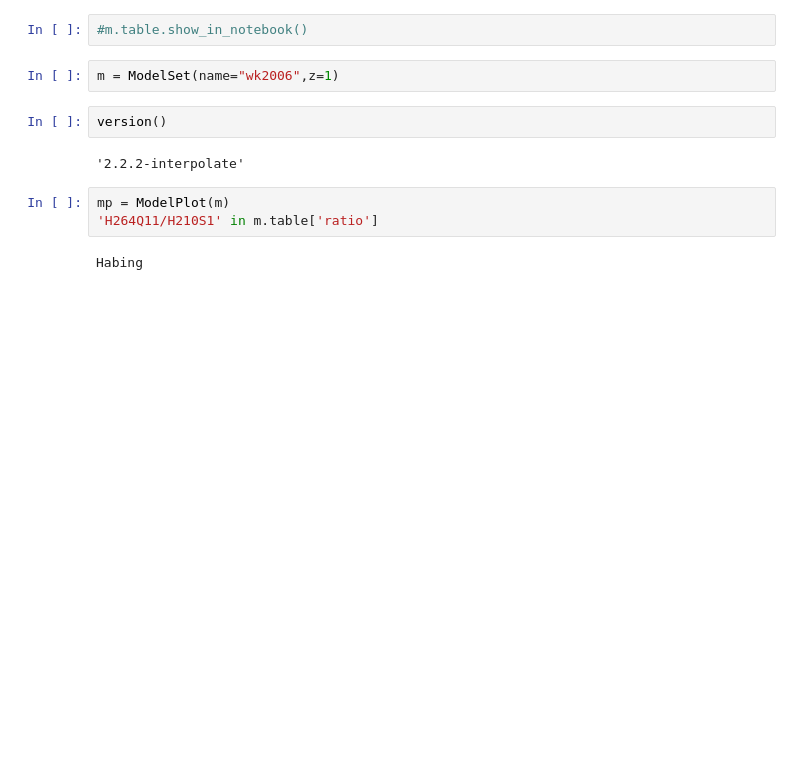
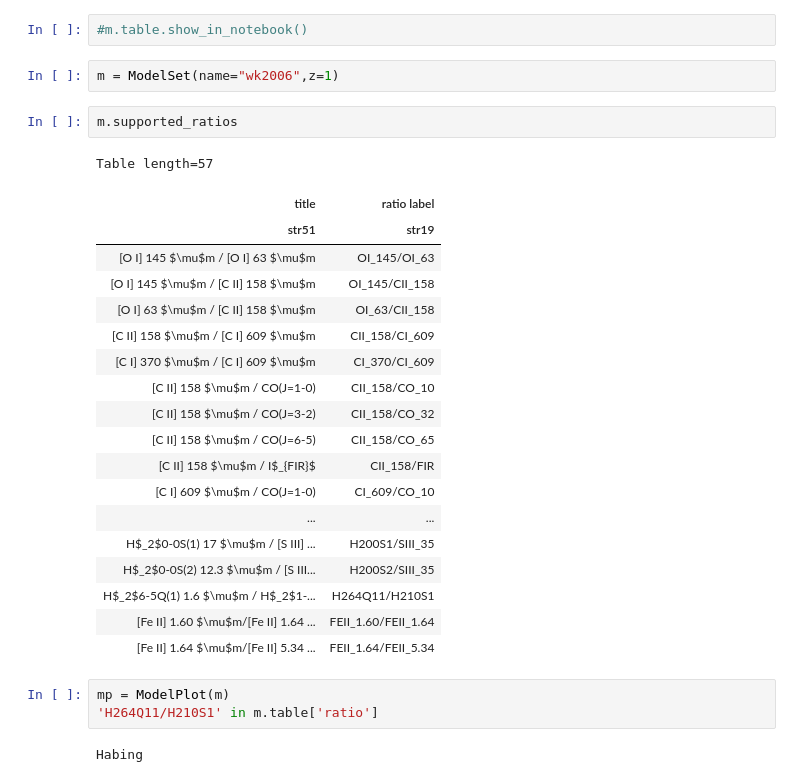
Before and after one commit to mpound/pdrtpy, a Jupyter notebook: Debug.ipynb, the cells around one changed output. Saved outputs shown, nothing was run; the diff lists cells and outputs as text; blank space fills up the shorter version.

```diff
--- a/Debug.ipynb
+++ b/Debug.ipynb
@@ -20,10 +20,28 @@ import matplotlib.pyplot as plt
 #m.table.show_in_notebook()
 # %%
 m = ModelSet(name="wk2006",z=1)
-# %%
-version()
-# %% [output]
-'2.2.2-interpolate'
+# %%
+m.supported_ratios
+# %% [output]
+Table length=57
+| title | ratio label |
+| str51 | str19 |
+| [O I] 145 $\mu$m / [O I] 63 $\mu$m | OI_145/OI_63 |
+| [O I] 145 $\mu$m / [C II] 158 $\mu$m | OI_145/CII_158 |
+| [O I] 63 $\mu$m / [C II] 158 $\mu$m | OI_63/CII_158 |
+| [C II] 158 $\mu$m / [C I] 609 $\mu$m | CII_158/CI_609 |
+| [C I] 370 $\mu$m / [C I] 609 $\mu$m | CI_370/CI_609 |
+| [C II] 158 $\mu$m / CO(J=1-0) | CII_158/CO_10 |
+| [C II] 158 $\mu$m / CO(J=3-2) | CII_158/CO_32 |
+| [C II] 158 $\mu$m / CO(J=6-5) | CII_158/CO_65 |
+| [C II] 158 $\mu$m / I$_{FIR}$ | CII_158/FIR |
+| [C I] 609 $\mu$m / CO(J=1-0) | CI_609/CO_10 |
+| ... | ... |
+| H$_2$0-0S(1) 17 $\mu$m / [S III] ... | H200S1/SIII_35 |
+| H$_2$0-0S(2) 12.3 $\mu$m / [S III... | H200S2/SIII_35 |
+| H$_2$6-5Q(1) 1.6 $\mu$m / H$_2$1-... | H264Q11/H210S1 |
+| [Fe II] 1.60 $\mu$m/[Fe II] 1.64 ... | FEII_1.60/FEII_1.64 |
+| [Fe II] 1.64 $\mu$m/[Fe II] 5.34 ... | FEII_1.64/FEII_5.34 |
 # %%
 mp = ModelPlot(m)
 'H264Q11/H210S1' in m.table['ratio']
```
Also changed, not shown: parts of 11 cells of this notebook.
